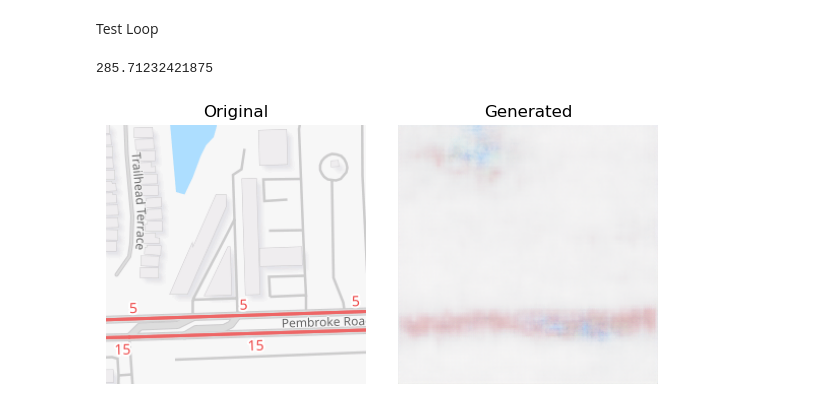
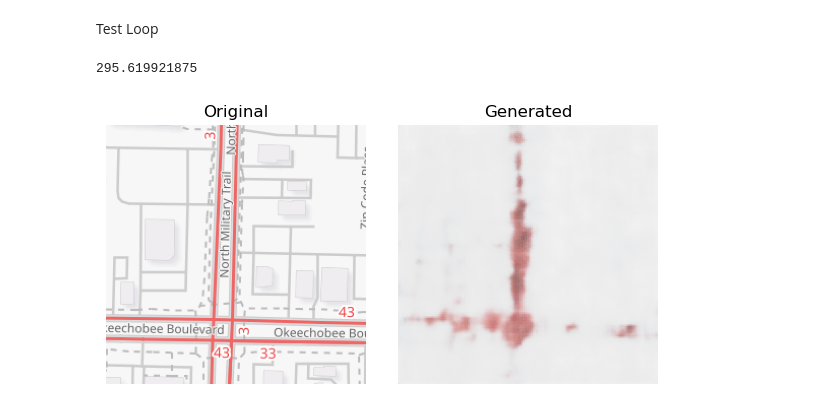
Before and after one commit to Josh-Toll/EGN-Group-2, a Jupyter notebook: Basic_VAE.ipynb, the cells around one changed output. Drawn from its saved outputs; the diff is of its cells as text; code cells hidden in the pictures.

```diff
--- a/Basic_VAE.ipynb
+++ b/Basic_VAE.ipynb
@@ -16,9 +22,11 @@ from preprocessing import ImageDataset
 # %% [markdown]
 Hyperperameters
 # %%
-dataset_path = '~/datasets'
+label_path = "map_images/labels.csv"
+dataset_path = "map_images/"
 
 DEVICE = torch.device("cuda" if torch.cuda.is_available() else "cpu")
+print(DEVICE)
 
 kwargs = {'num_workers': 2, 'pin_memory': True}
 
@@ -28,9 +36,9 @@ x_dim  = 784
 hidden_dim = 400
 latent_dim = 200
 
-lr = 1e-3
+lr = 1e-4
 
-epochs = 50
+epochs = 500
 
 # Model parameters
 input_channels = 3
@@ -102,19 +110,18 @@ def loss_function(reconstructed, original, mean, log_var):
     # KL divergence
     kl_divergence = -0.5 * torch.sum(1 + log_var - mean.pow(2) - log_var.exp())
     return reconstruction_loss + kl_divergence
+# %%
+# Train on our dataset
+image_dataset = ImageDataset(label_path, dataset_path)
+
+#Split into train and test sets
+indices = list(range(len(image_dataset)))
+train_indices, test_indices = train_test_split(indices, test_size=0.2, random_state=42)  # 80% train, 20% test
+train_dataset = Subset(image_dataset, train_indices)
+test_dataset = Subset(image_dataset, test_indices)
 # %% [markdown]
 Train Loop
 # %%
-# Train on our dataset
-
-image_dataset = ImageDataset("map_images/labels.csv", "map_images/")
-
-#Split into train and test sets
-indices = list(range(len(image_dataset)))
-train_indices, test_indices = train_test_split(indices, test_size=0.2, random_state=42)  # 80% train, 20% test
-train_dataset = Subset(image_dataset, train_indices)
-test_dataset = Subset(image_dataset, test_indices)
-
 # Create a new DataLoader
 train_loader = DataLoader(train_dataset, batch_size=batch_size, shuffle=True, drop_last=True, **kwargs)
 
@@ -140,12 +147,13 @@ for epoch in range(epochs):
         optimizer.step()
         total_loss += loss.item()
 
-    print(f"Epoch {epoch + 1}, Loss: {total_loss / (batch_idx*batch_size)}")
+    avg_loss = total_loss / len(train_loader)
+    print(f"Epoch {epoch + 1}, Loss: {avg_loss:.4f}")
 
 
 # Saving the model and optimizer
 torch.save({
     'model_state_dict': vae.state_dict(),
     'optimizer_state_dict': optimizer.state_dict()
-}, "basic_VAE_checkpoint.pth")
+}, "demo_VAE_checkpoint.pth")
 # %% [output]
@@ -172,7 +180,7 @@ Test Loop
 test_loader = DataLoader(dataset=test_dataset,  batch_size=batch_size, shuffle=False,  **kwargs)
 
 # Reloading the model and optimizer
-checkpoint = torch.load("basic_VAE_checkpoint.pth")
+checkpoint = torch.load("demo_VAE_checkpoint.pth")
 vae = VAE(input_channels=input_channels, latent_dim=latent_dim)  # Reinitialize model
 vae.load_state_dict(checkpoint['model_state_dict'])
 vae.to(DEVICE)
@@ -186,7 +194,7 @@ for batch_idx, (test_images, _) in enumerate(test_loader):
     loss = loss_function(reconstructed, test_images, mean, log_var)
 print(loss.item() / batch_size)
 # %% [output]
-285.71232421875
+295.619921875
 # %%
 def show_image(original_batch, reconstructed_batch, index):
     # Extract the specific image and move to CPU
@@ -219,6 +227,6 @@ def show_image(original_batch, reconstructed_batch, index):
     plt.tight_layout()
     plt.show()
 # %%
-show_image(test_images, reconstructed, index=15)
+show_image(test_images, reconstructed, index=8)
 # %% [output]
-[figure, old version]
+[figure, new version]
```
Also changed, not shown: parts of 2 cells of this notebook.
